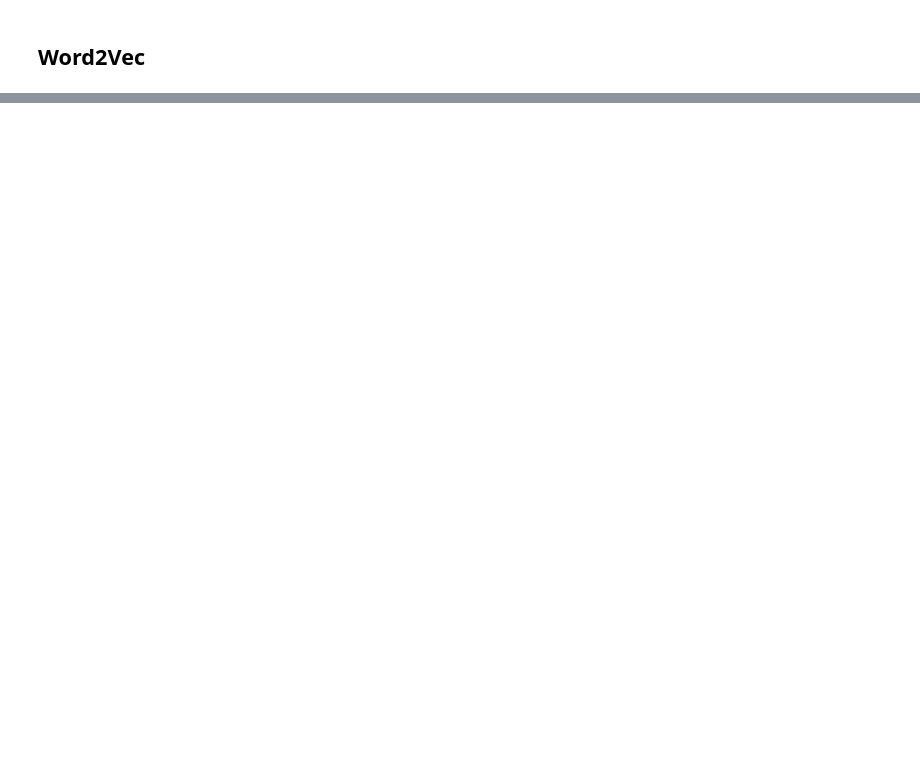
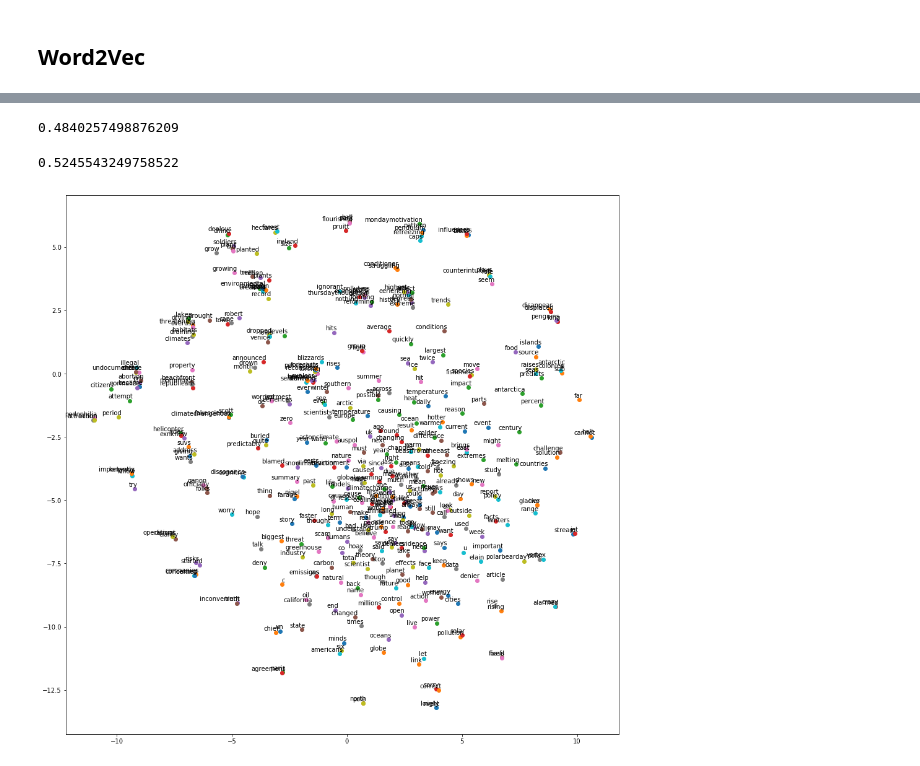
Before and after one commit to emilyageller/Geller_Metis, a Jupyter notebook: Project 4/Project4_CV_Word2Vec.ipynb, the cells around one changed output, grey strips where cells are left out. Cells and saved outputs as stored; diff of their text form; code cells hidden in the pictures; blank space fills up the shorter version.

```diff
--- a/Project 4/Project4_CV_Word2Vec.ipynb
+++ b/Project 4/Project4_CV_Word2Vec.ipynb
@@ -58,7 +60,8 @@ stop += ['climate', 'change', 'global', 'warming', 'climatechange', 'globalwarmi
 # %% [markdown]
 ## Word2Vec
 # %%
-texts = [[word for word in document.lower().split() if word not in stop]
-         for document in cleanDF.full_text]
-
-print (texts)
+def make_word2vec(tweetsDF, min_count):
+    texts = [[word for word in document.lower().split() if word not in stop]
+             for document in tweetsDF.full_text]
+    model = gensim.models.Word2Vec(texts, size=100, window=2, min_count=min_count, workers=2,sg=1)
+    return model
@@ -86,0 +88,2 @@ model = gensim.models.Word2Vec(texts, size=100, window=2, min_count=1, workers=2
+# %%
+full_model = make_word2vec(fulltextDF, 1000)
@@ -97,0 +181,12 @@ model.most_similar('paris' ,topn=8)
+# %%
+full_model.similarity('climate','change')
+# %% [output]
+0.4840257498876209
+# %%
+full_model.similarity('global', 'warming')
+# %% [output]
+0.5245543249758522
+# %%
+tsne_plot(full_model)
+# %% [output]
+[figure, added]
```
Also changed, not shown: parts of 24 cells of this notebook, 5 other files.
